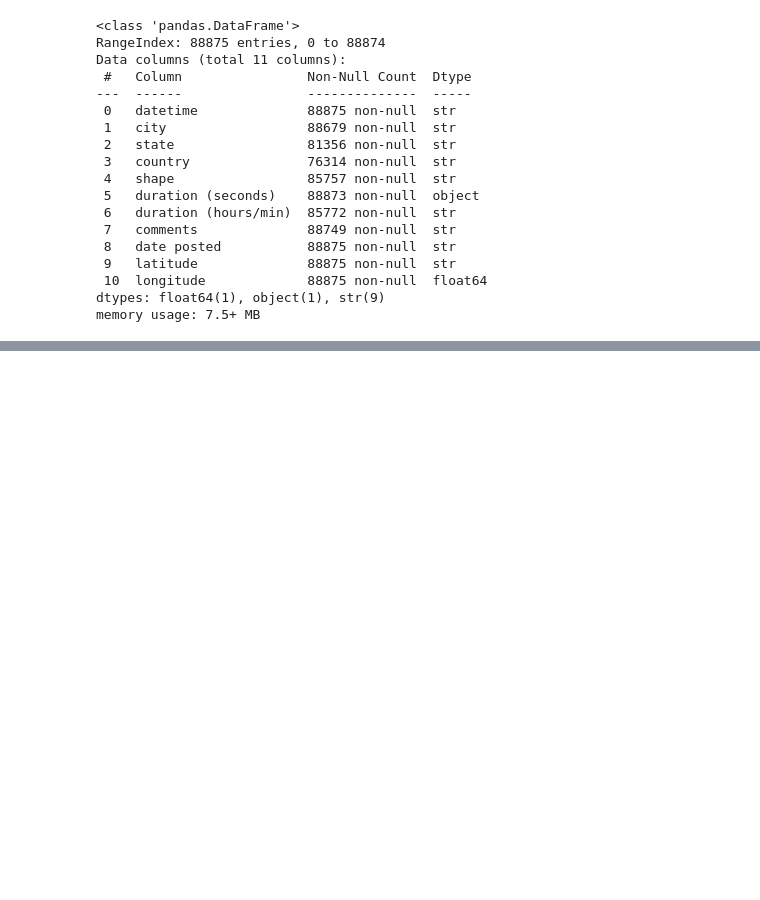
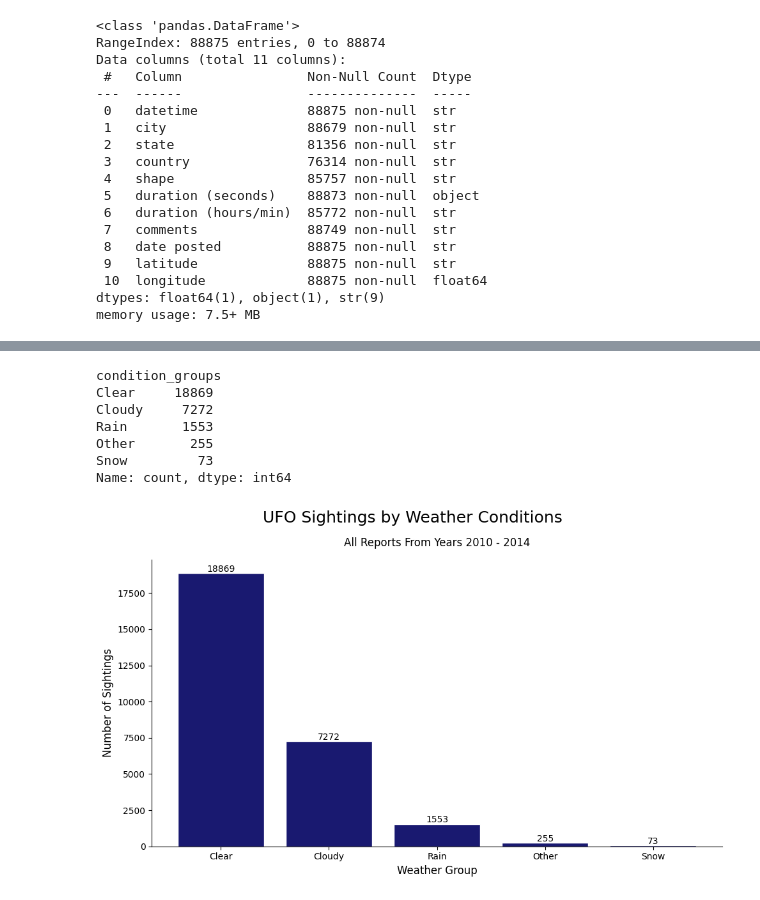
Before and after one commit to wslider/anomalous-sightings-archive, a Jupyter notebook: sightings_weather_conditions.ipynb, the cells around one changed output, grey strips where cells are left out. Cells and saved outputs as stored; diff of their text form; code cells hidden in the pictures; blank space fills up the shorter version.

```diff
--- a/sightings_weather_conditions.ipynb
+++ b/sightings_weather_conditions.ipynb
@@ -142,0 +184,58 @@ Starting weather fetch for 28,022 sightings...
+# %%
+condition_groups = {
+    'Clear': 'Clear',
+    'Sunny': 'Clear',
+    'Partly cloudy': 'Cloudy',
+    'Overcast': 'Cloudy',
+    'Cloudy': 'Cloudy',
+    'Patchy rain possible': 'Rain',
+    'Moderate rain at times': 'Rain',
+    'Moderate or heavy rain shower': 'Rain',
+    'Heavy rain at times': 'Rain',
+    'Light freezing rain': 'Rain',
+    'Moderate or heavy snow showers': 'Snow',
+    'Moderate snow': 'Snow',
+    'Patchy moderate snow': 'Snow',
+}
+
+sighting_wx_conditions_df['condition_groups'] = (
+    sighting_wx_conditions_df['weather_condition']
+    .fillna('Unknown')
+    .map(condition_groups)
+    .fillna('Other')
+)
+
+# 3. Show the counts
+print(sighting_wx_conditions_df['condition_groups'].value_counts())
+
+# 4. Plot it correctly
+counts = sighting_wx_conditions_df['condition_groups'].value_counts()
+
+plt.figure(figsize=(10, 6))
+plt.bar(counts.index, counts.values, color='midnightblue', edgecolor='white')
+
+plt.suptitle("UFO Sightings by Weather Conditions", fontsize=18)
+plt.title("All Reports From Years 2010 - 2014", fontsize=12, pad=15)
+plt.xlabel("Weather Group", fontsize=12)
+plt.ylabel("Number of Sightings", fontsize=12)
+
+ax = plt.gca()
+
+ax.spines['top'].set_visible(False)
+ax.spines['right'].set_visible(False)
+
+# Add value labels on top of bars
+for i, v in enumerate(counts.values):
+    plt.text(i, v + 100, str(v), ha='center', fontsize=10)
+
+plt.tight_layout()
+plt.show()
+# %% [output]
+condition_groups
+Clear     18869
+Cloudy     7272
+Rain       1553
+Other       255
+Snow         73
+Name: count, dtype: int64
+[figure, added]
```
Also changed, not shown: parts of 7 cells of this notebook, 7 other files.
